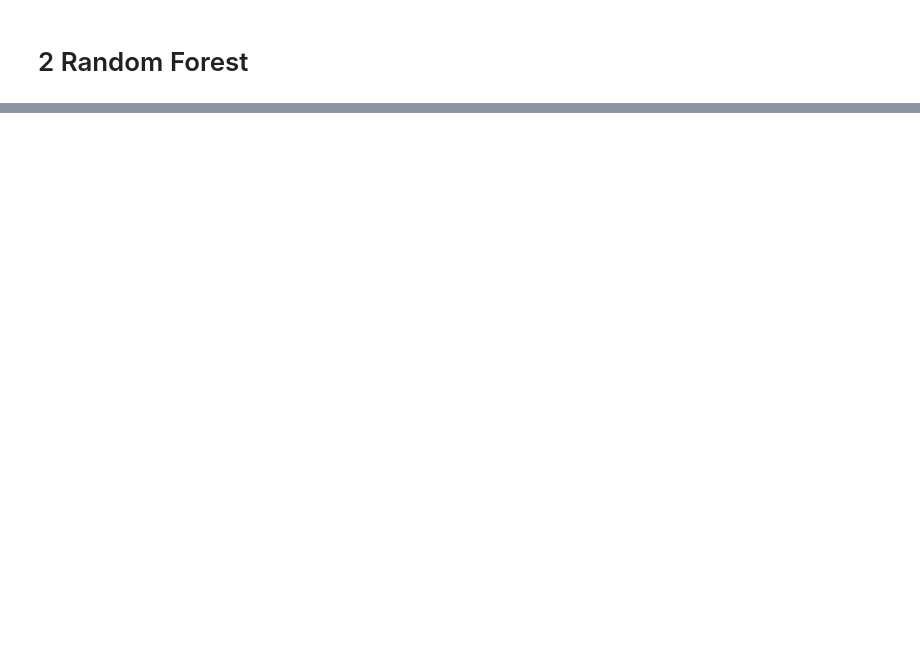
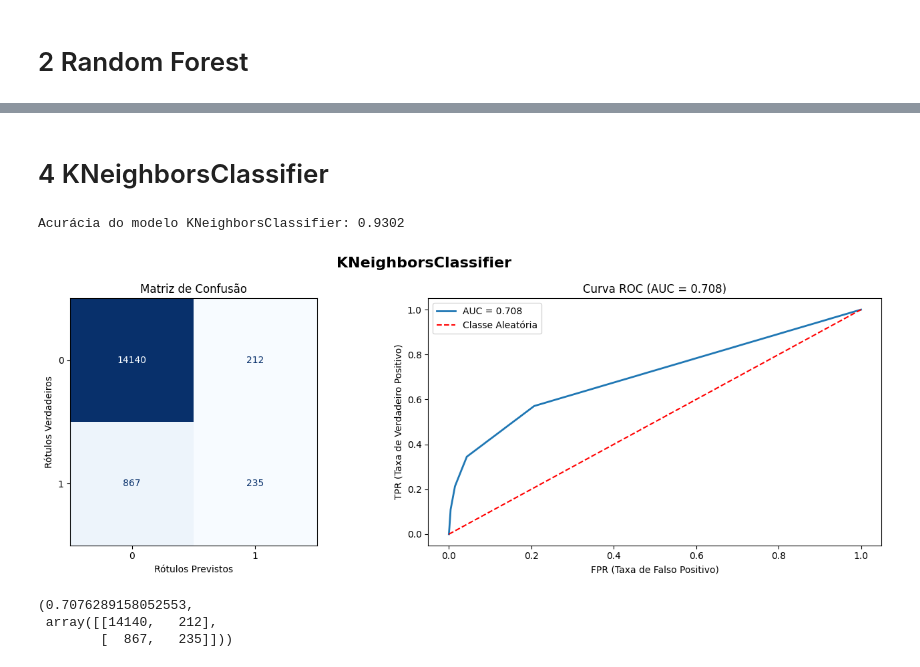
Before and after one commit to rrafahenrique/Modelo-Preditivo-Inadimplencia, a Jupyter notebook: DESAFIO - PARTE III.ipynb, the cells around one changed output, grey strips where cells are left out. Drawn from its saved outputs; the diff is of its cells as text; code cells hidden in the pictures; blank space fills up the shorter version.

```diff
--- a/DESAFIO - PARTE III.ipynb
+++ b/DESAFIO - PARTE III.ipynb
@@ -240,0 +418,16 @@ Considerando as métricas avaliadas e o objetivo do projeto, **recomenda-se a ad
+# %% [markdown]
+# 4 KNeighborsClassifier
+# %%
+# Treino do Modelo KNeighborsClassifier
+knn = KNeighborsClassifier()
+modelo_knn, y_pred_knn, acuracia_knn = treinar_modelo(knn, X_train, y_train, X_test, y_test)
+# %% [output]
+Acurácia do modelo KNeighborsClassifier: 0.9302
+# %%
+# Avaliação do Modelo KNeighborsClassifier
+avaliar_modelo(knn, X_test, y_test, titulo='KNeighborsClassifier')
+# %% [output]
+[figure, added]
+(0.7076289158052553,
+ array([[14140,   212],
+        [  867,   235]]))
```
Also changed, not shown: parts of 58 cells of this notebook, 4 other files.
